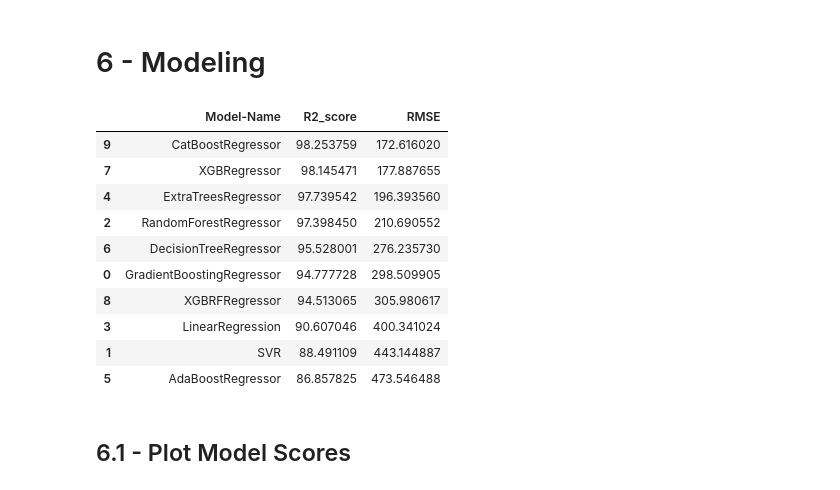
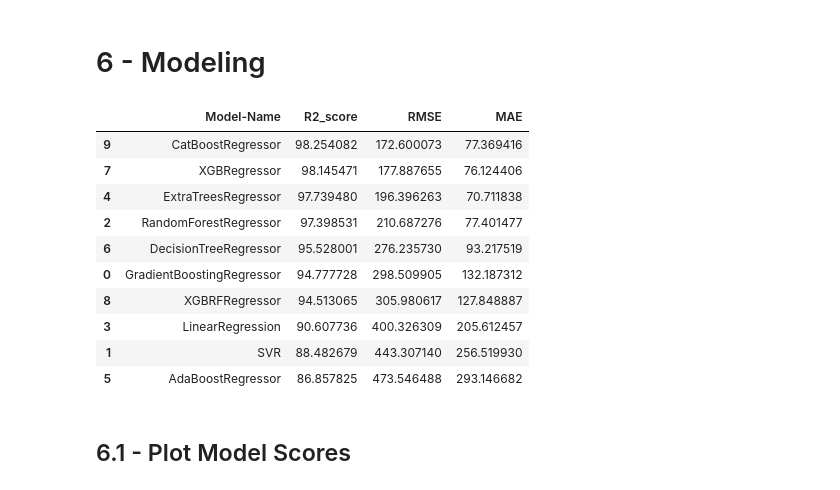
Before and after one commit to CheemsPOG/SCADA, a Jupyter notebook: Wind Turbine Fault Detection using SCADA Sensor Data.ipynb, the cells around one changed output. Saved outputs shown, nothing was run; the diff lists cells and outputs as text; code cells hidden in the pictures.

```diff
--- a/Wind Turbine Fault Detection using SCADA Sensor Data.ipynb
+++ b/Wind Turbine Fault Detection using SCADA Sensor Data.ipynb
@@ -597,10 +715,12 @@ from xgboost import XGBRegressor,XGBRFRegressor
 from sklearn.model_selection import RandomizedSearchCV
 from catboost import CatBoostRegressor
 # %%
+# Cell 60: Train machine learning model(s).
+
 model_name = []
 r2score = []
 rmse = []
-
+mae=[]
 models = [
     GradientBoostingRegressor(random_state=42),
     SVR(),
@@ -621,22 +741,26 @@ for model in models:
     model_name.append(model.__class__.__name__)
     r2score.append(r2_score(y_test, y_pred) * 100)
     rmse.append(np.sqrt(mean_squared_error(y_test, y_pred)))
+    mae.append(str(mean_absolute_error(y_test, y_pred)))
 # %%
-models_df = pd.DataFrame({"Model-Name":model_name, "R2_score": r2score ,'RMSE':rmse})
-models_df = models_df.astype({"R2_score": float, "RMSE": float})
+# Cell 61: Clean and preprocess data (impute, encode, scale, split).
+
+# The DataFrame now includes the 'MAE' column
+models_df = pd.DataFrame({"Model-Name":model_name, "R2_score": r2score, 'RMSE':rmse, 'MAE': mae})
+models_df = models_df.astype({"R2_score": float, "RMSE": float, "MAE": float})
 models_df.sort_values("R2_score", ascending = False)
 # %% [output]
-|  | Model-Name | R2_score | RMSE |
-| 9 | CatBoostRegressor | 98.253759 | 172.616020 |
-| 7 | XGBRegressor | 98.145471 | 177.887655 |
-| 4 | ExtraTreesRegressor | 97.739542 | 196.393560 |
-| 2 | RandomForestRegressor | 97.398450 | 210.690552 |
-| 6 | DecisionTreeRegressor | 95.528001 | 276.235730 |
-| 0 | GradientBoostingRegressor | 94.777728 | 298.509905 |
-| 8 | XGBRFRegressor | 94.513065 | 305.980617 |
-| 3 | LinearRegression | 90.607046 | 400.341024 |
-| 1 | SVR | 88.491109 | 443.144887 |
-| 5 | AdaBoostRegressor | 86.857825 | 473.546488 |
+|  | Model-Name | R2_score | RMSE | MAE |
+| 9 | CatBoostRegressor | 98.254082 | 172.600073 | 77.369416 |
+| 7 | XGBRegressor | 98.145471 | 177.887655 | 76.124406 |
+| 4 | ExtraTreesRegressor | 97.739480 | 196.396263 | 70.711838 |
+| 2 | RandomForestRegressor | 97.398531 | 210.687276 | 77.401477 |
+| 6 | DecisionTreeRegressor | 95.528001 | 276.235730 | 93.217519 |
+| 0 | GradientBoostingRegressor | 94.777728 | 298.509905 | 132.187312 |
+| 8 | XGBRFRegressor | 94.513065 | 305.980617 | 127.848887 |
+| 3 | LinearRegression | 90.607736 | 400.326309 | 205.612457 |
+| 1 | SVR | 88.482679 | 443.307140 | 256.519930 |
+| 5 | AdaBoostRegressor | 86.857825 | 473.546488 | 293.146682 |
 # %% [markdown]
 <a name="6.1"></a>
 ## 6.1 - Plot Model Scores
```
Also changed, not shown: parts of 67 cells of this notebook, 7 other files.
